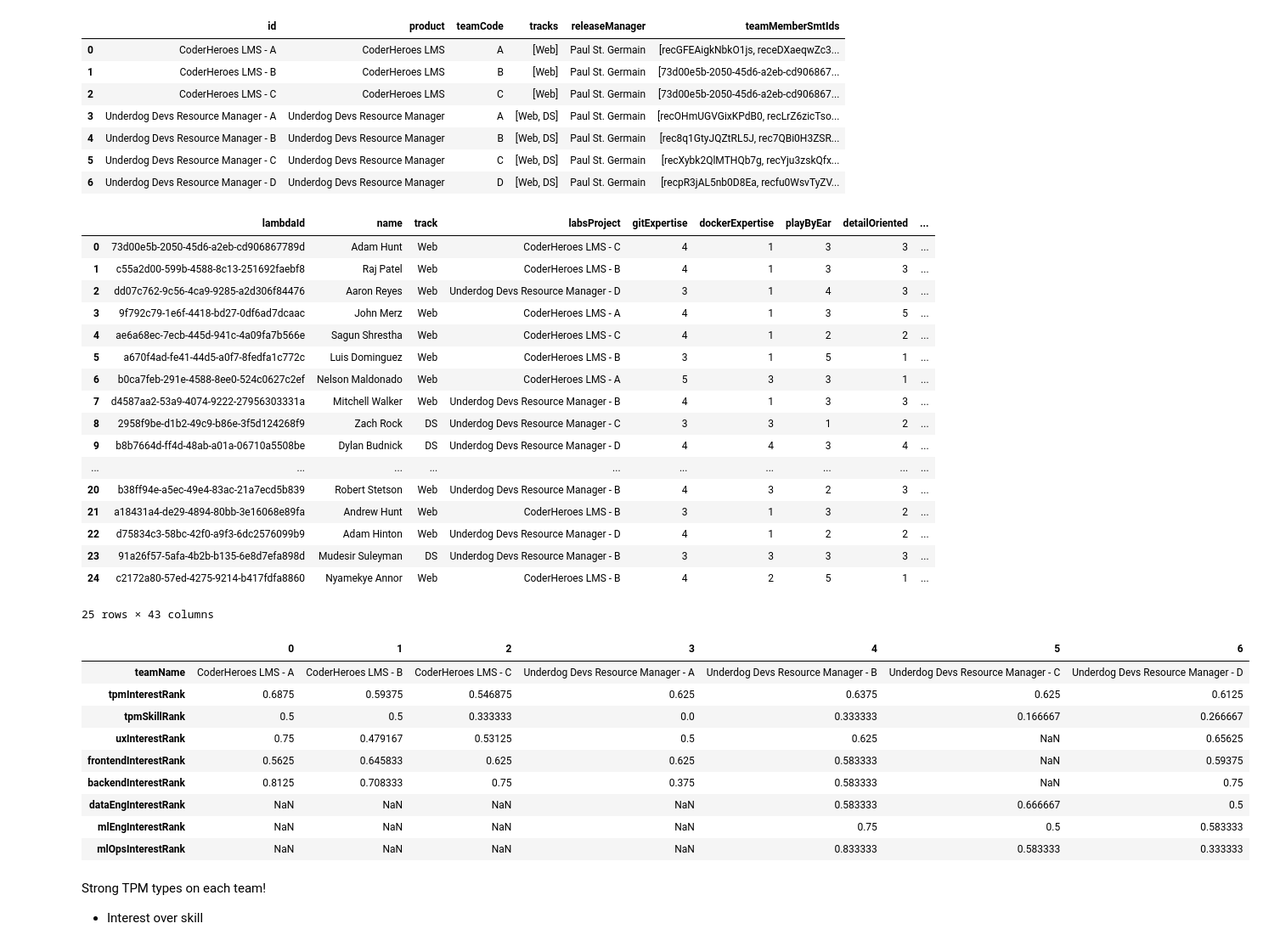
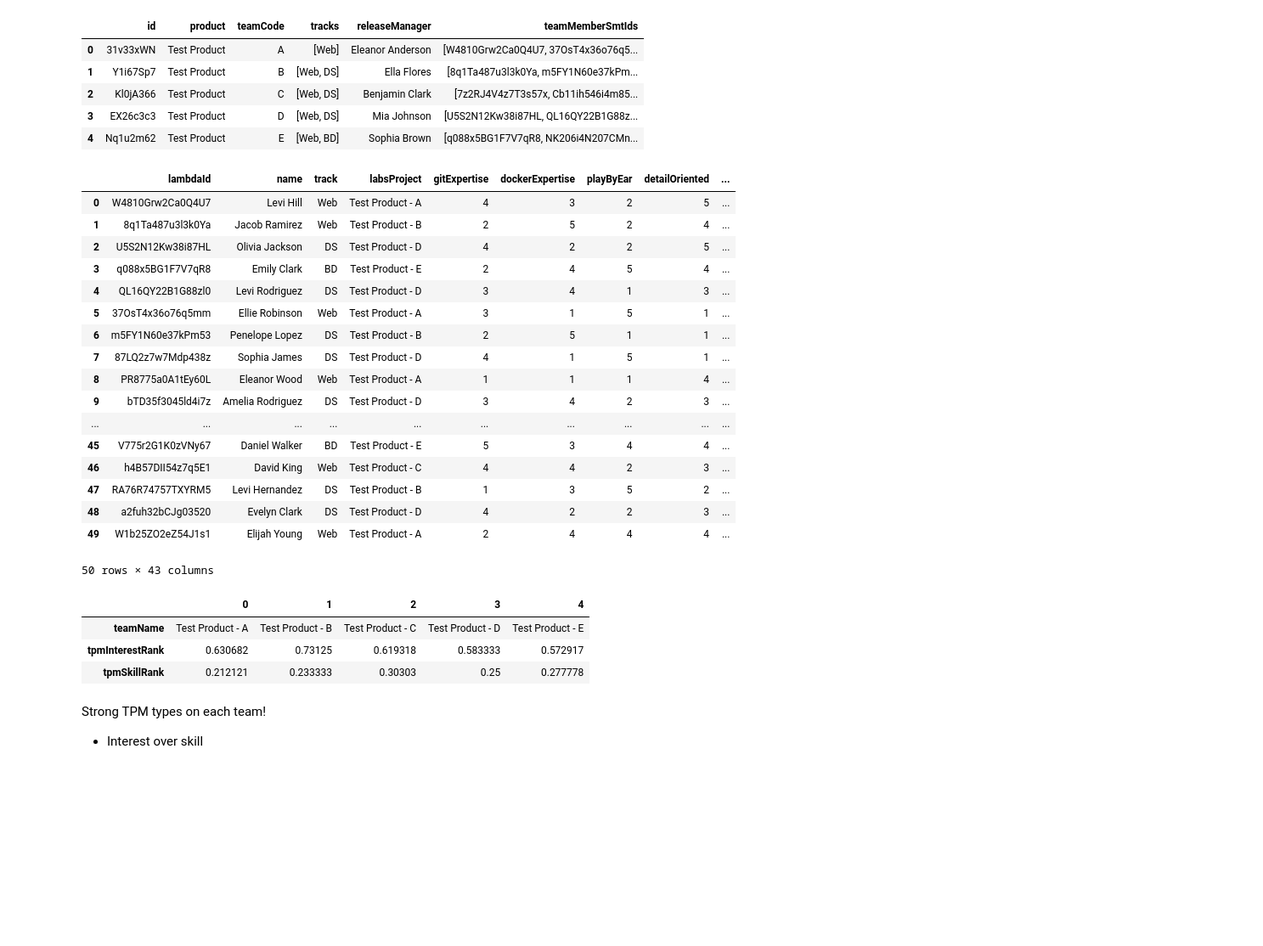
Before and after one commit to BloomTech-Labs/SortingHat4, a Jupyter notebook: notebooks/integration_tests.ipynb, the cells around one changed output. Shown at 85% size. Drawn from its saved outputs; the diff is of its cells as text; code cells hidden in the pictures; blank space fills up the shorter version.

```diff
--- a/notebooks/integration_tests.ipynb
+++ b/notebooks/integration_tests.ipynb
@@ -8,8 +8,8 @@ remote_url = "http://sortinghat4-dev.us-east-1.elasticbeanstalk.com"
 # %%
 raw_data = requests.post(
     remote_url + "/logs",
-    json={"metadata.ds_api.version": "4.0.8", "type": "post-sort"},
+    json={"metadata.ds_api.version": "4.0.9"},
 ).json()
 print(len(raw_data))
-payload = raw_data[-5]
+payload = raw_data[-1]
 # %% [output]
@@ -95,66 +133,58 @@ projects_df = DataFrame(projects)
 projects_df
 # %% [output]
 |  | id | product | teamCode | tracks | releaseManager | teamMemberSmtIds |
-| 0 | CoderHeroes LMS - A | CoderHeroes LMS | A | [Web] | Paul St. Germain | [recGFEAigkNbkO1js, receDXaeqwZc3... |
-| 1 | CoderHeroes LMS - B | CoderHeroes LMS | B | [Web] | Paul St. Germain | [73d00e5b-2050-45d6-a2eb-cd906867... |
-| 2 | CoderHeroes LMS - C | CoderHeroes LMS | C | [Web] | Paul St. Germain | [73d00e5b-2050-45d6-a2eb-cd906867... |
-| 3 | Underdog Devs Resource Manager - A | Underdog Devs Resource Manager | A | [Web, DS] | Paul St. Germain | [recOHmUGVGixKPdB0, recLrZ6zicTso... |
-| 4 | Underdog Devs Resource Manager - B | Underdog Devs Resource Manager | B | [Web, DS] | Paul St. Germain | [rec8q1GtyJQZtRL5J, rec7QBi0H3ZSR... |
-| 5 | Underdog Devs Resource Manager - C | Underdog Devs Resource Manager | C | [Web, DS] | Paul St. Germain | [recXybk2QlMTHQb7g, recYju3zskQfx... |
-| 6 | Underdog Devs Resource Manager - D | Underdog Devs Resource Manager | D | [Web, DS] | Paul St. Germain | [recpR3jAL5nb0D8Ea, recfu0WsvTyZV... |
+| 0 | 31v33xWN | Test Product | A | [Web] | Eleanor Anderson | [W4810Grw2Ca0Q4U7, 37OsT4x36o76q5... |
+| 1 | Y1i67Sp7 | Test Product | B | [Web, DS] | Ella Flores | [8q1Ta487u3l3k0Ya, m5FY1N60e37kPm... |
+| 2 | Kl0jA366 | Test Product | C | [Web, DS] | Benjamin Clark | [7z2RJ4V4z7T3s57x, Cb11ih546i4m85... |
+| 3 | EX26c3c3 | Test Product | D | [Web, DS] | Mia Johnson | [U5S2N12Kw38i87HL, QL16QY22B1G88z... |
+| 4 | Nq1u2m62 | Test Product | E | [Web, BD] | Sophia Brown | [q088x5BG1F7V7qR8, NK206i4N207CMn... |
 # %%
 learners_df = DataFrame(learners)
 learners_df
 # %% [output]
 |  | lambdaId | name | track | labsProject | gitExpertise | dockerExpertise | playByEar | detailOriented | ... |
-| 0 | 73d00e5b-2050-45d6-a2eb-cd906867789d | Adam Hunt | Web | CoderHeroes LMS - C | 4 | 1 | 3 | 3 | ... |
-| 1 | c55a2d00-599b-4588-8c13-251692faebf8 | Raj Patel | Web | CoderHeroes LMS - B | 4 | 1 | 3 | 3 | ... |
-| 2 | dd07c762-9c56-4ca9-9285-a2d306f84476 | Aaron Reyes | Web | Underdog Devs Resource Manager - D | 3 | 1 | 4 | 3 | ... |
-| 3 | 9f792c79-1e6f-4418-bd27-0df6ad7dcaac | John Merz | Web | CoderHeroes LMS - A | 4 | 1 | 3 | 5 | ... |
-| 4 | ae6a68ec-7ecb-445d-941c-4a09fa7b566e | Sagun Shrestha | Web | CoderHeroes LMS - C | 4 | 1 | 2 | 2 | ... |
-| 5 | a670f4ad-fe41-44d5-a0f7-8fedfa1c772c | Luis Dominguez | Web | CoderHeroes LMS - B | 3 | 1 | 5 | 1 | ... |
-| 6 | b0ca7feb-291e-4588-8ee0-524c0627c2ef | Nelson Maldonado | Web | CoderHeroes LMS - A | 5 | 3 | 3 | 1 | ... |
-| 7 | d4587aa2-53a9-4074-9222-27956303331a | Mitchell Walker | Web | Underdog Devs Resource Manager - B | 4 | 1 | 3 | 3 | ... |
-| 8 | 2958f9be-d1b2-49c9-b86e-3f5d124268f9 | Zach Rock | DS | Underdog Devs Resource Manager - C | 3 | 3 | 1 | 2 | ... |
-| 9 | b8b7664d-ff4d-48ab-a01a-06710a5508be | Dylan Budnick | DS | Underdog Devs Resource Manager - D | 4 | 4 | 3 | 4 | ... |
+| 0 | W4810Grw2Ca0Q4U7 | Levi Hill | Web | Test Product - A | 4 | 3 | 2 | 5 | ... |
+| 1 | 8q1Ta487u3l3k0Ya | Jacob Ramirez | Web | Test Product - B | 2 | 5 | 2 | 4 | ... |
+| 2 | U5S2N12Kw38i87HL | Olivia Jackson | DS | Test Product - D | 4 | 2 | 2 | 5 | ... |
+| 3 | q088x5BG1F7V7qR8 | Emily Clark | BD | Test Product - E | 2 | 4 | 5 | 4 | ... |
+| 4 | QL16QY22B1G88zl0 | Levi Rodriguez | DS | Test Product - D | 3 | 4 | 1 | 3 | ... |
+| 5 | 37OsT4x36o76q5mm | Ellie Robinson | Web | Test Product - A | 3 | 1 | 5 | 1 | ... |
+| 6 | m5FY1N60e37kPm53 | Penelope Lopez | DS | Test Product - B | 2 | 5 | 1 | 1 | ... |
+| 7 | 87LQ2z7w7Mdp438z | Sophia James | DS | Test Product - D | 4 | 1 | 5 | 1 | ... |
+| 8 | PR8775a0A1tEy60L | Eleanor Wood | Web | Test Product - A | 1 | 1 | 1 | 4 | ... |
+| 9 | bTD35f3045ld4i7z | Amelia Rodriguez | DS | Test Product - D | 3 | 4 | 2 | 3 | ... |
 | ... | ... | ... | ... | ... | ... | ... | ... | ... | ... |
-| 20 | b38ff94e-a5ec-49e4-83ac-21a7ecd5b839 | Robert Stetson | Web | Underdog Devs Resource Manager - B | 4 | 3 | 2 | 3 | ... |
-| 21 | a18431a4-de29-4894-80bb-3e16068e89fa | Andrew Hunt | Web | CoderHeroes LMS - B | 3 | 1 | 3 | 2 | ... |
-| 22 | d75834c3-58bc-42f0-a9f3-6dc2576099b9 | Adam Hinton | Web | Underdog Devs Resource Manager - D | 4 | 1 | 2 | 2 | ... |
-| 23 | 91a26f57-5afa-4b2b-b135-6e8d7efa898d | Mudesir Suleyman | DS | Underdog Devs Resource Manager - B | 3 | 3 | 3 | 3 | ... |
-| 24 | c2172a80-57ed-4275-9214-b417fdfa8860 | Nyamekye Annor | Web | CoderHeroes LMS - B | 4 | 2 | 5 | 1 | ... |
+| 45 | V775r2G1K0zVNy67 | Daniel Walker | BD | Test Product - E | 5 | 3 | 4 | 4 | ... |
+| 46 | h4B57DII54z7q5E1 | David King | Web | Test Product - C | 4 | 4 | 2 | 3 | ... |
+| 47 | RA76R74757TXYRM5 | Levi Hernandez | DS | Test Product - B | 1 | 3 | 5 | 2 | ... |
+| 48 | a2fuh32bCJg03520 | Evelyn Clark | DS | Test Product - D | 4 | 2 | 2 | 3 | ... |
+| 49 | W1b25ZO2eZ54J1s1 | Elijah Young | Web | Test Product - A | 2 | 4 | 4 | 4 | ... |
-25 rows × 43 columns
+50 rows × 43 columns
 # %%
 stat_list = [
     'tpmInterestRank',
     'tpmSkillRank',
-    'uxInterestRank',
-    'frontendInterestRank',
-    'backendInterestRank',
-    'dataEngInterestRank',
-    'mlEngInterestRank',
-    'mlOpsInterestRank',
+    # 'uxInterestRank',
+    # 'frontendInterestRank',
+    # 'backendInterestRank',
+    # 'dataEngInterestRank',
+    # 'mlEngInterestRank',
+    # 'mlOpsInterestRank',
 ]
 project_names = sorted(learners_df["labsProject"].unique().tolist())
 data = []
 for team in project_names:
     datum = {"teamName": team}
     for stat in stat_list:
         datum[stat] = learners_df[learners_df['labsProject'] == team][stat].mean()
     data.append(datum)
 df = DataFrame(data)
 df.T
 # %% [output]
-|  | 0 | 1 | 2 | 3 | 4 | 5 | 6 |
-| teamName | CoderHeroes LMS - A | CoderHeroes LMS - B | CoderHeroes LMS - C | Underdog Devs Resource Manager - A | Underdog Devs Resource Manager - B | Underdog Devs Resource Manager - C | Underdog Devs Resource Manager - D |
-| tpmInterestRank | 0.6875 | 0.59375 | 0.546875 | 0.625 | 0.6375 | 0.625 | 0.6125 |
-| tpmSkillRank | 0.5 | 0.5 | 0.333333 | 0.0 | 0.333333 | 0.166667 | 0.266667 |
-| uxInterestRank | 0.75 | 0.479167 | 0.53125 | 0.5 | 0.625 | NaN | 0.65625 |
-| frontendInterestRank | 0.5625 | 0.645833 | 0.625 | 0.625 | 0.583333 | NaN | 0.59375 |
-| backendInterestRank | 0.8125 | 0.708333 | 0.75 | 0.375 | 0.583333 | NaN | 0.75 |
-| dataEngInterestRank | NaN | NaN | NaN | NaN | 0.583333 | 0.666667 | 0.5 |
-| mlEngInterestRank | NaN | NaN | NaN | NaN | 0.75 | 0.5 | 0.583333 |
-| mlOpsInterestRank | NaN | NaN | NaN | NaN | 0.833333 | 0.583333 | 0.333333 |
+|  | 0 | 1 | 2 | 3 | 4 |
+| teamName | Test Product - A | Test Product - B | Test Product - C | Test Product - D | Test Product - E |
+| tpmInterestRank | 0.630682 | 0.73125 | 0.619318 | 0.583333 | 0.572917 |
+| tpmSkillRank | 0.212121 | 0.233333 | 0.30303 | 0.25 | 0.277778 |
 # %% [markdown]
 Strong TPM types on each team!
 - Interest over skill
```
Also changed, not shown: parts of 6 cells of this notebook, 2 other files.
